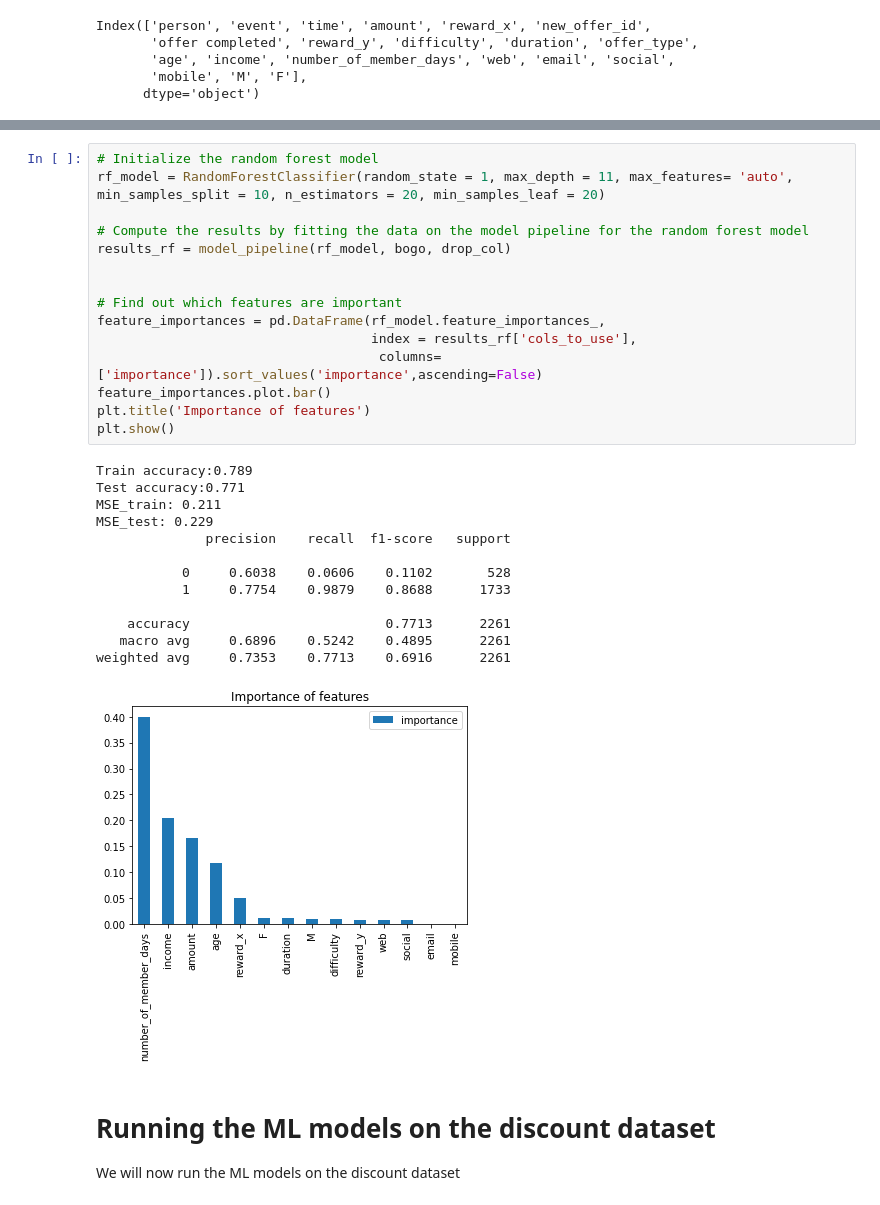
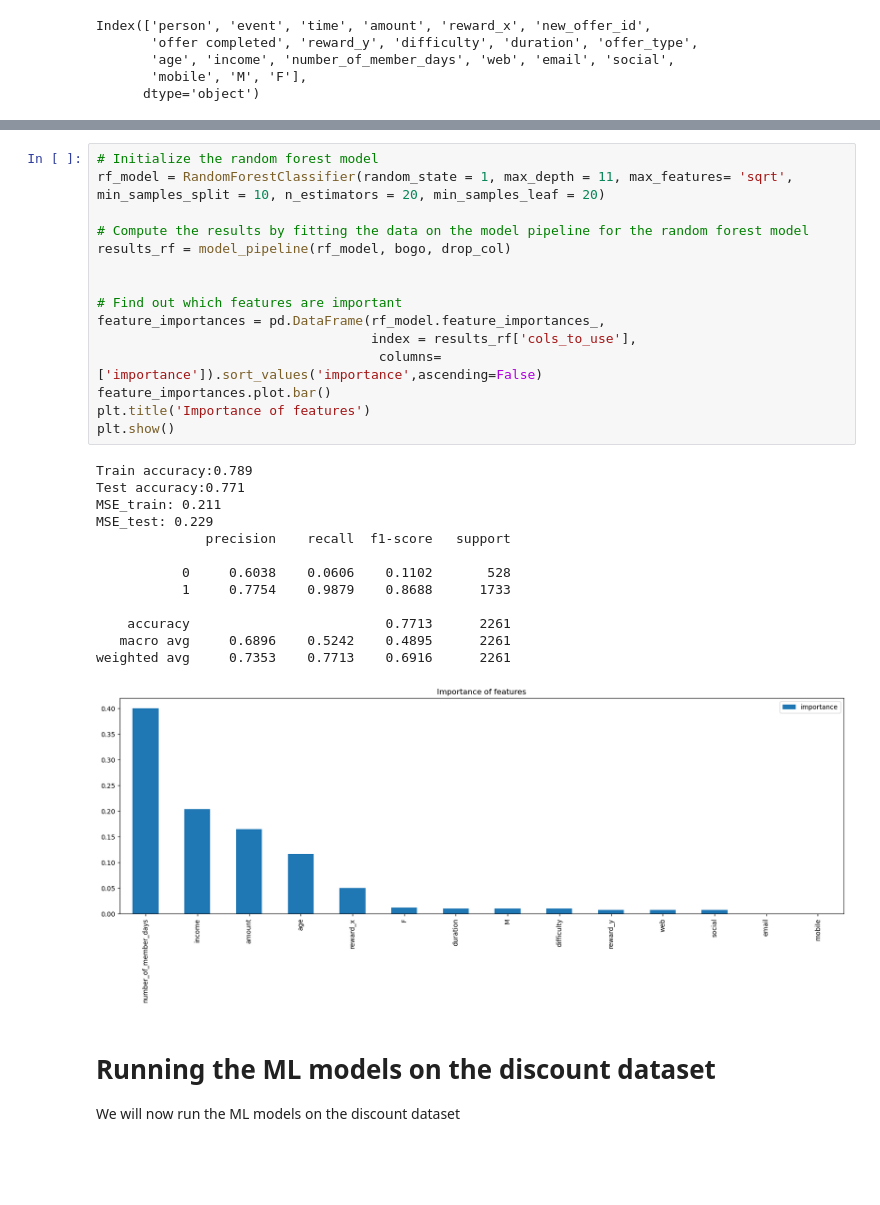
Before and after one commit to Anirudh-Kulkarni/Starbucks-offers, a Jupyter notebook: Starbucks_Capstone_notebook.ipynb, the cells around one changed output, grey strips where cells are left out. Drawn from its saved outputs; the diff is of its cells as text; blank space fills up the shorter version.

```diff
--- a/Starbucks_Capstone_notebook.ipynb
+++ b/Starbucks_Capstone_notebook.ipynb
@@ -787,32 +813,32 @@ weighted avg     0.7331    0.7731    0.7208      2261
 # %%
 # Initialize the random forest model
-rf_model = RandomForestClassifier(random_state = 1, max_depth = 11, max_features= 'auto', min_samples_split = 10, n_estimators = 20, min_samples_leaf = 20)
+rf_model = RandomForestClassifier(random_state = 1, max_depth = 11, max_features= 'sqrt', min_samples_split = 10, n_estimators = 20, min_samples_leaf = 20)
 
 # Compute the results by fitting the data on the model pipeline for the random forest model
 results_rf = model_pipeline(rf_model, bogo, drop_col)
 
 
 # Find out which features are important
 feature_importances = pd.DataFrame(rf_model.feature_importances_,
                                    index = results_rf['cols_to_use'],
                                     columns=['importance']).sort_values('importance',ascending=False)
 feature_importances.plot.bar()
 plt.title('Importance of features')
 plt.show()
 # %% [output]
 Train accuracy:0.789
 Test accuracy:0.771
 MSE_train: 0.211
 MSE_test: 0.229
               precision    recall  f1-score   support
 
            0     0.6038    0.0606    0.1102       528
            1     0.7754    0.9879    0.8688      1733
 
     accuracy                         0.7713      2261
    macro avg     0.6896    0.5242    0.4895      2261
 weighted avg     0.7353    0.7713    0.6916      2261
-[figure, old version]
+[figure, new version]
 # %% [markdown]
 # Running the ML models on the discount dataset
 
```
Also changed, not shown: parts of 23 cells of this notebook, 1 other file.
